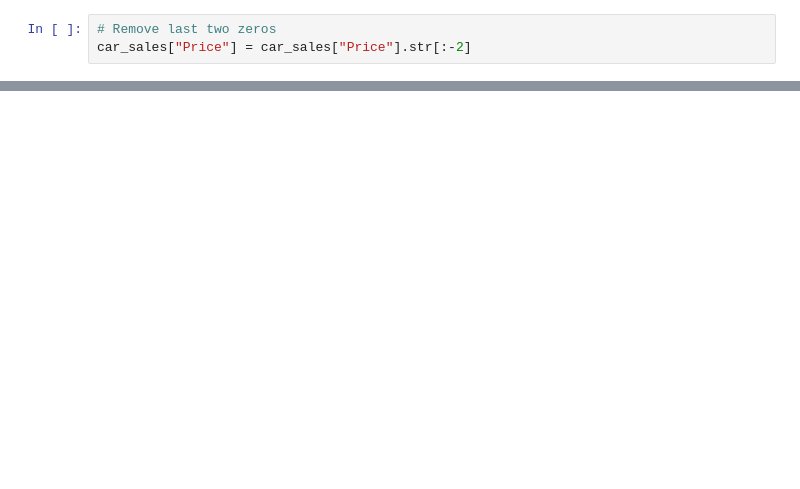
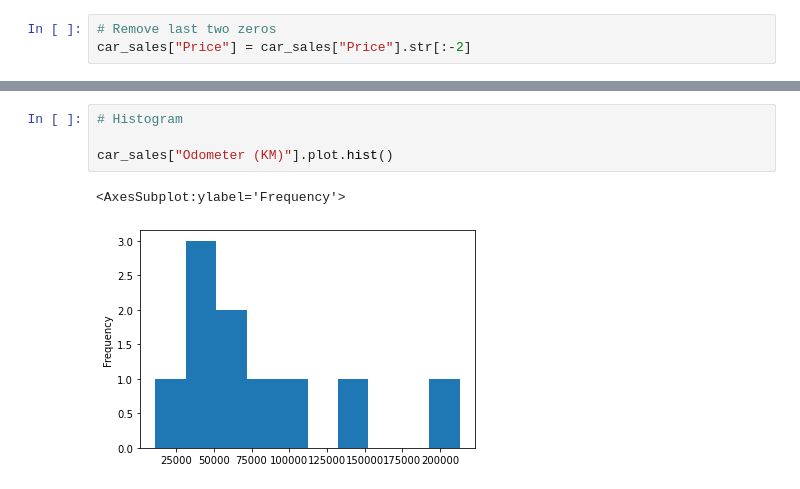
Before and after one commit to molchoun/learning-machine-learning, a Jupyter notebook: matplotlib/matplotlib-introduction.ipynb, the cells around one changed output, grey strips where cells are left out. Saved outputs shown, nothing was run; the diff lists cells and outputs as text; blank space fills up the shorter version.

```diff
--- a/matplotlib/matplotlib-introduction.ipynb
+++ b/matplotlib/matplotlib-introduction.ipynb
@@ -253,0 +316,7 @@ car_sales.plot(x="Sale Date", y="Total Sales");
+# %%
+# Histogram
+
+car_sales["Odometer (KM)"].plot.hist()
+# %% [output]
+<AxesSubplot:ylabel='Frequency'>
+[figure, added]
```
Also changed, not shown: parts of 41 cells of this notebook.
